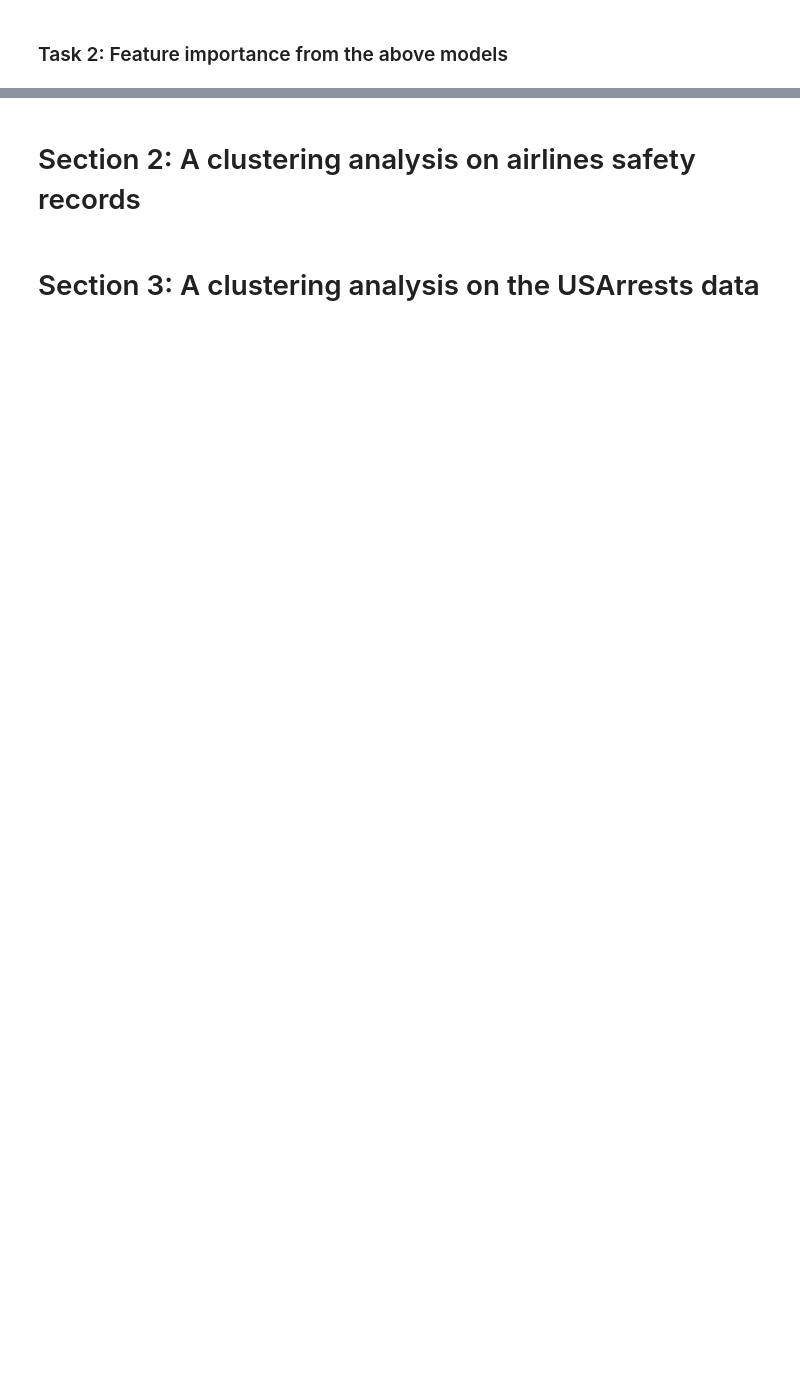
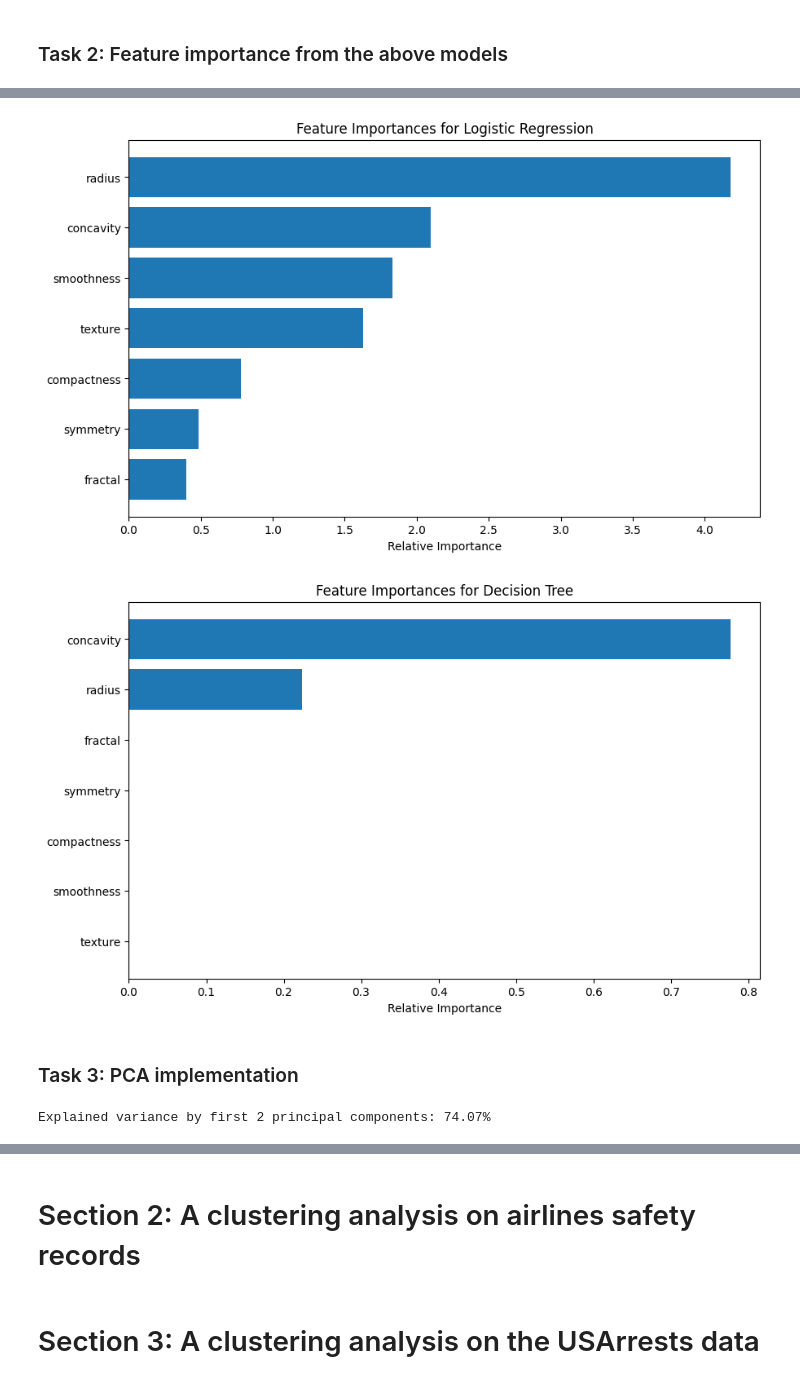
Before and after one commit to julietgrantham/CITS5508, a Jupyter notebook: Assignment 3/assignment3.ipynb, the cells around one changed output, grey strips where cells are left out. Cells and saved outputs as stored; diff of their text form; code cells hidden in the pictures; blank space fills up the shorter version.

```diff
--- a/Assignment 3/assignment3.ipynb
+++ b/Assignment 3/assignment3.ipynb
@@ -484,2 +490,12 @@ plot_roc(fpr_test_tree, tpr_test_tree)
 # %% [markdown]
 ### Task 2: Feature importance from the above models
+# %%
+# Assuming you have already fit the GridSearchCV models
+best_logistic = grid_logistic.best_estimator_
+best_tree = grid_tree.best_estimator_
+
+# Get coefficients for logistic regression
+logistic_coefs = best_logistic.coef_[0]
+
+# Get feature importances for decision tree
+tree_importances = best_tree.feature_importances_
@@ -485,0 +512,18 @@ plot_roc(fpr_test_tree, tpr_test_tree)
+# %%
+import numpy as np
+
+feature_names = np.array([i.split('_')[0] for i in features_dropped])
+
+# Sort features by logistic regression coefficients
+sorted_idx_logistic = np.argsort(np.abs(logistic_coefs))[::-1]
+sorted_features_logistic = feature_names[sorted_idx_logistic]
+
+# Sort features by decision tree importances
+sorted_idx_tree = np.argsort(tree_importances)[::-1]
+sorted_features_tree = feature_names[sorted_idx_tree]
+
+print("Feature importance ranking for Logistic Regression:")
+print(sorted_features_logistic)
+
+print("\nFeature importance ranking for Decision Tree:")
+print(sorted_features_tree)
@@ -485,0 +538,22 @@ plot_roc(fpr_test_tree, tpr_test_tree)
+# %%
+# Function for the feature importance bar plot
+def plot_feature_importances(importances, feature_names, model_name):
+    indices = np.argsort(importances)
+    plt.figure(figsize=(10, 6))
+    plt.title(f'Feature Importances for {model_name}')
+    plt.barh(range(len(indices)), importances[indices], align='center')
+    plt.yticks(range(len(indices)), [feature_names[i] for i in indices])
+    plt.xlabel('Relative Importance')
+    plt.show()
+
+# Plot for Logistic Regression
+# Convert coefficients to positive values to denote importance
+plot_feature_importances(np.abs(best_logistic.coef_[0]), feature_names, 'Logistic Regression')
+
+# Plot for Decision Tree
+plot_feature_importances(best_tree.feature_importances_, feature_names, 'Decision Tree')
+# %% [output]
+[figure, added]
+[figure, added]
+# %% [markdown]
+### Task 3: PCA implementation
@@ -485,0 +575,5 @@ plot_roc(fpr_test_tree, tpr_test_tree)
+# %%
+# Print explained variance
+print('Explained variance by first 2 principal components: {:.2%}'.format(sum(pca.explained_variance_ratio_)))
+# %% [output]
+Explained variance by first 2 principal components: 74.07%
```
Also changed, not shown: parts of 16 cells of this notebook.
